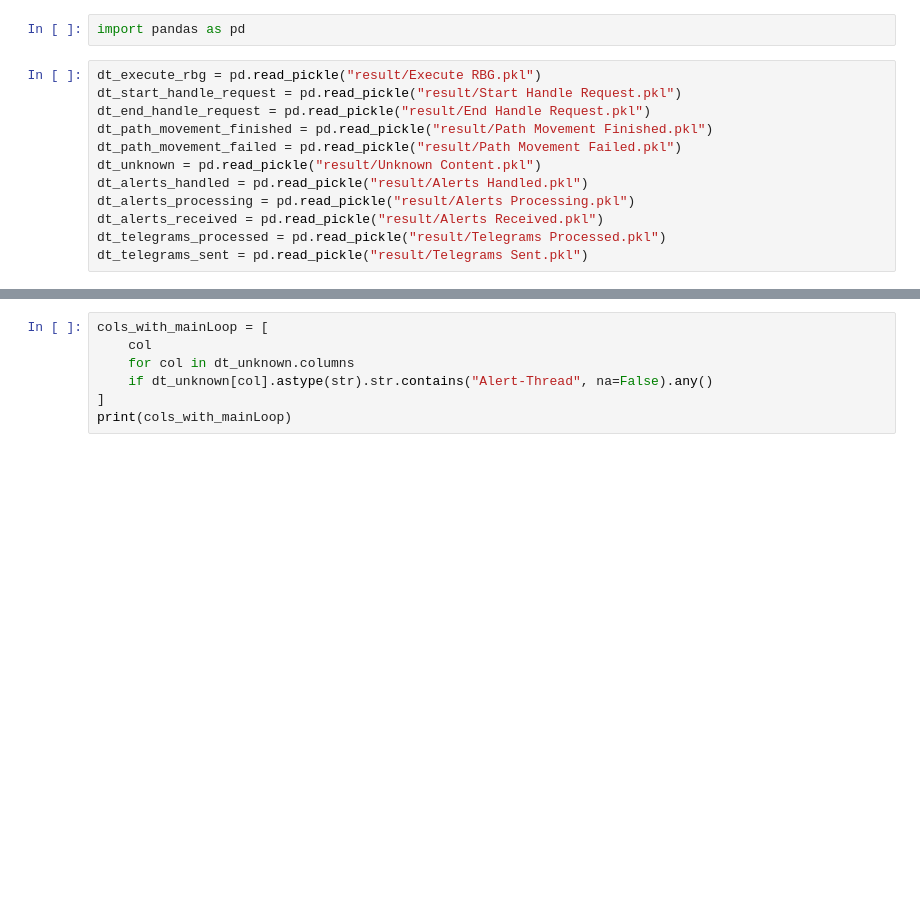
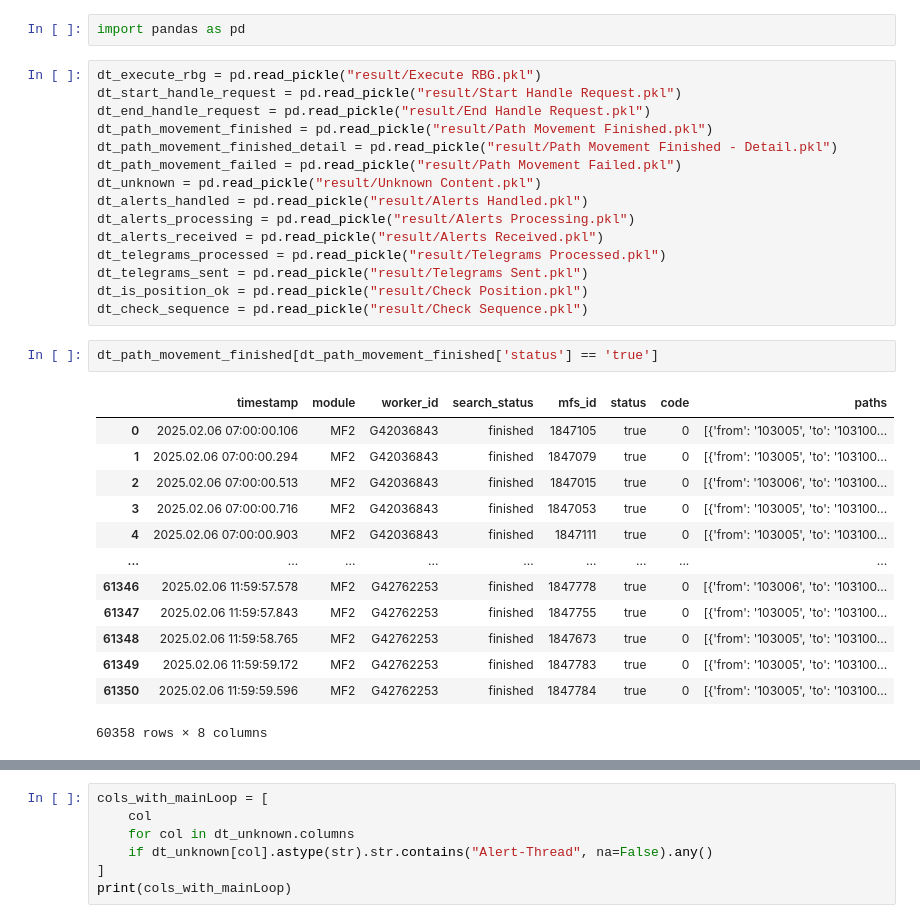
Before and after one commit to hseptiani/iis-seminar, a Jupyter notebook: analysis.ipynb, the cells around one changed output, grey strips where cells are left out. Cells and saved outputs as stored; diff of their text form; blank space fills up the shorter version.

```diff
--- a/analysis.ipynb
+++ b/analysis.ipynb
@@ -5,6 +5,7 @@ dt_execute_rbg = pd.read_pickle("result/Execute RBG.pkl")
 dt_start_handle_request = pd.read_pickle("result/Start Handle Request.pkl")
 dt_end_handle_request = pd.read_pickle("result/End Handle Request.pkl")
 dt_path_movement_finished = pd.read_pickle("result/Path Movement Finished.pkl")
+dt_path_movement_finished_detail = pd.read_pickle("result/Path Movement Finished - Detail.pkl")
 dt_path_movement_failed = pd.read_pickle("result/Path Movement Failed.pkl")
 dt_unknown = pd.read_pickle("result/Unknown Content.pkl")
 dt_alerts_handled = pd.read_pickle("result/Alerts Handled.pkl")
@@ -12,3 +13,21 @@ dt_alerts_processing = pd.read_pickle("result/Alerts Processing.pkl")
 dt_alerts_received = pd.read_pickle("result/Alerts Received.pkl")
 dt_telegrams_processed = pd.read_pickle("result/Telegrams Processed.pkl")
 dt_telegrams_sent = pd.read_pickle("result/Telegrams Sent.pkl")
+dt_is_position_ok = pd.read_pickle("result/Check Position.pkl")
+dt_check_sequence = pd.read_pickle("result/Check Sequence.pkl")
+# %%
+dt_path_movement_finished[dt_path_movement_finished['status'] == 'true']
+# %% [output]
+|  | timestamp | module | worker_id | search_status | mfs_id | status | code | paths |
+| 0 | 2025.02.06 07:00:00.106 | MF2 | G42036843 | finished | 1847105 | true | 0 | [{'from': '103005', 'to': '103100... |
+| 1 | 2025.02.06 07:00:00.294 | MF2 | G42036843 | finished | 1847079 | true | 0 | [{'from': '103005', 'to': '103100... |
+| 2 | 2025.02.06 07:00:00.513 | MF2 | G42036843 | finished | 1847015 | true | 0 | [{'from': '103006', 'to': '103100... |
+| 3 | 2025.02.06 07:00:00.716 | MF2 | G42036843 | finished | 1847053 | true | 0 | [{'from': '103005', 'to': '103100... |
+| 4 | 2025.02.06 07:00:00.903 | MF2 | G42036843 | finished | 1847111 | true | 0 | [{'from': '103005', 'to': '103100... |
+| ... | ... | ... | ... | ... | ... | ... | ... | ... |
+| 61346 | 2025.02.06 11:59:57.578 | MF2 | G42762253 | finished | 1847778 | true | 0 | [{'from': '103006', 'to': '103100... |
+| 61347 | 2025.02.06 11:59:57.843 | MF2 | G42762253 | finished | 1847755 | true | 0 | [{'from': '103005', 'to': '103100... |
+| 61348 | 2025.02.06 11:59:58.765 | MF2 | G42762253 | finished | 1847673 | true | 0 | [{'from': '103005', 'to': '103100... |
+| 61349 | 2025.02.06 11:59:59.172 | MF2 | G42762253 | finished | 1847783 | true | 0 | [{'from': '103005', 'to': '103100... |
+| 61350 | 2025.02.06 11:59:59.596 | MF2 | G42762253 | finished | 1847784 | true | 0 | [{'from': '103005', 'to': '103100... |
+60358 rows × 8 columns
```
Also changed, not shown: parts of 3 cells of this notebook, 3 other files.
